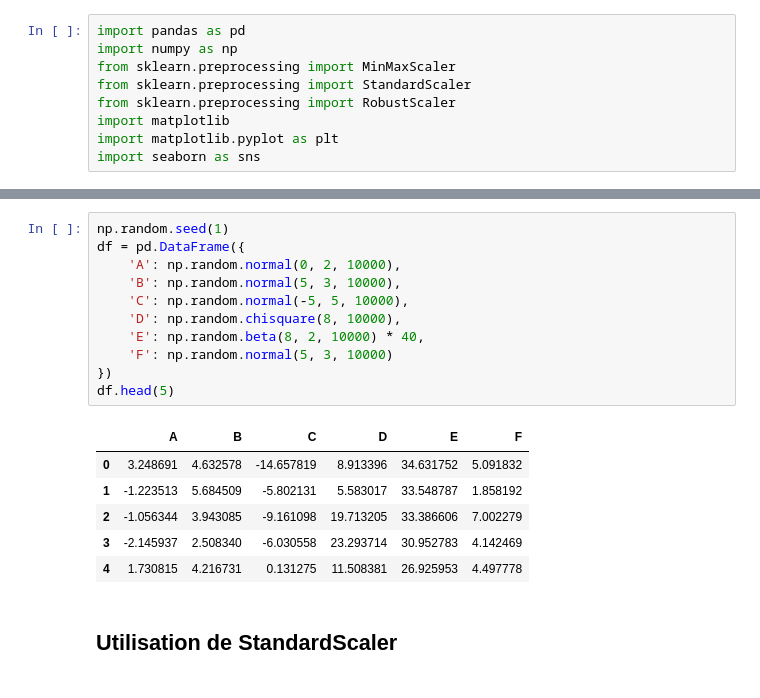
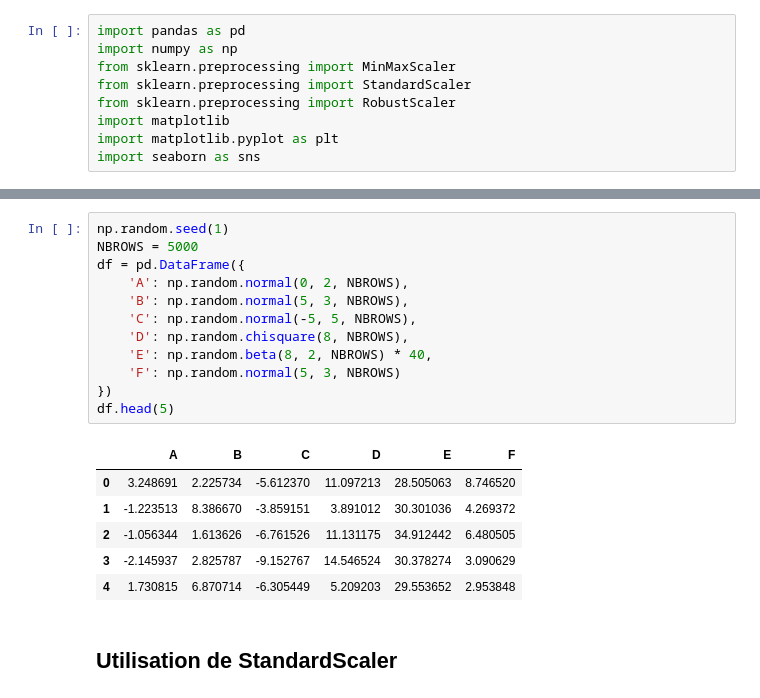
Before and after one commit to valparaizo/python_tutos, a Jupyter notebook: features_scaling/featurescaling_1.ipynb, the cells around one changed output, grey strips where cells are left out. Saved outputs shown, nothing was run; the diff lists cells and outputs as text.

```diff
--- a/features_scaling/featurescaling_1.ipynb
+++ b/features_scaling/featurescaling_1.ipynb
@@ -22,22 +32,23 @@ def plotGraph(pdf, pscaled_df):
     plt.show()
 # %%
 np.random.seed(1)
+NBROWS = 5000
 df = pd.DataFrame({
-    'A': np.random.normal(0, 2, 10000),
-    'B': np.random.normal(5, 3, 10000),
-    'C': np.random.normal(-5, 5, 10000),
-    'D': np.random.chisquare(8, 10000),
-    'E': np.random.beta(8, 2, 10000) * 40,
-    'F': np.random.normal(5, 3, 10000)
+    'A': np.random.normal(0, 2, NBROWS),
+    'B': np.random.normal(5, 3, NBROWS),
+    'C': np.random.normal(-5, 5, NBROWS),
+    'D': np.random.chisquare(8, NBROWS),
+    'E': np.random.beta(8, 2, NBROWS) * 40,
+    'F': np.random.normal(5, 3, NBROWS)
 })
 df.head(5)
 # %% [output]
 |  | A | B | C | D | E | F |
-| 0 | 3.248691 | 4.632578 | -14.657819 | 8.913396 | 34.631752 | 5.091832 |
-| 1 | -1.223513 | 5.684509 | -5.802131 | 5.583017 | 33.548787 | 1.858192 |
-| 2 | -1.056344 | 3.943085 | -9.161098 | 19.713205 | 33.386606 | 7.002279 |
-| 3 | -2.145937 | 2.508340 | -6.030558 | 23.293714 | 30.952783 | 4.142469 |
-| 4 | 1.730815 | 4.216731 | 0.131275 | 11.508381 | 26.925953 | 4.497778 |
+| 0 | 3.248691 | 2.225734 | -5.612370 | 11.097213 | 28.505063 | 8.746520 |
+| 1 | -1.223513 | 8.386670 | -3.859151 | 3.891012 | 30.301036 | 4.269372 |
+| 2 | -1.056344 | 1.613626 | -6.761526 | 11.131175 | 34.912442 | 6.480505 |
+| 3 | -2.145937 | 2.825787 | -9.152767 | 14.546524 | 30.378274 | 3.090629 |
+| 4 | 1.730815 | 6.870714 | -6.305449 | 5.209203 | 29.553652 | 2.953848 |
 # %% [markdown]
 ## Utilisation de StandardScaler
 # %%
```
Also changed, not shown: parts of 7 cells of this notebook.
